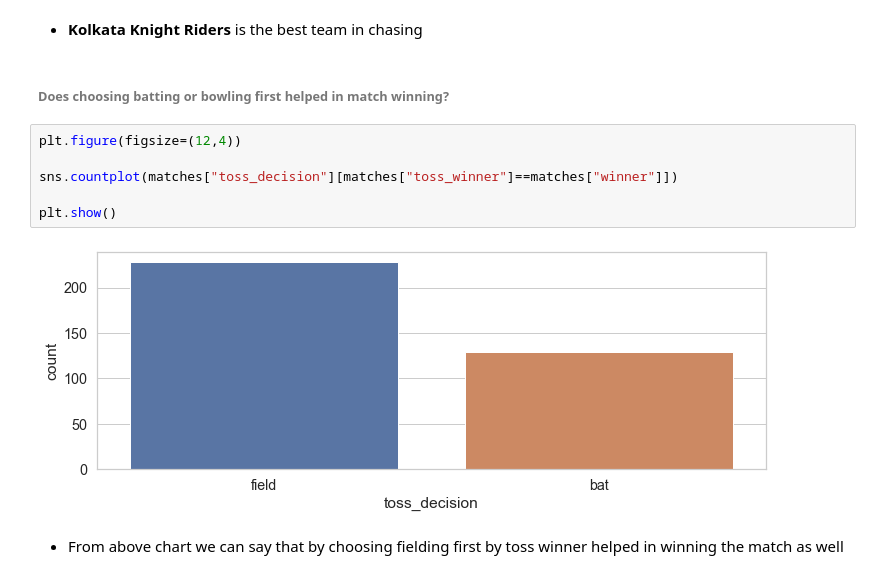
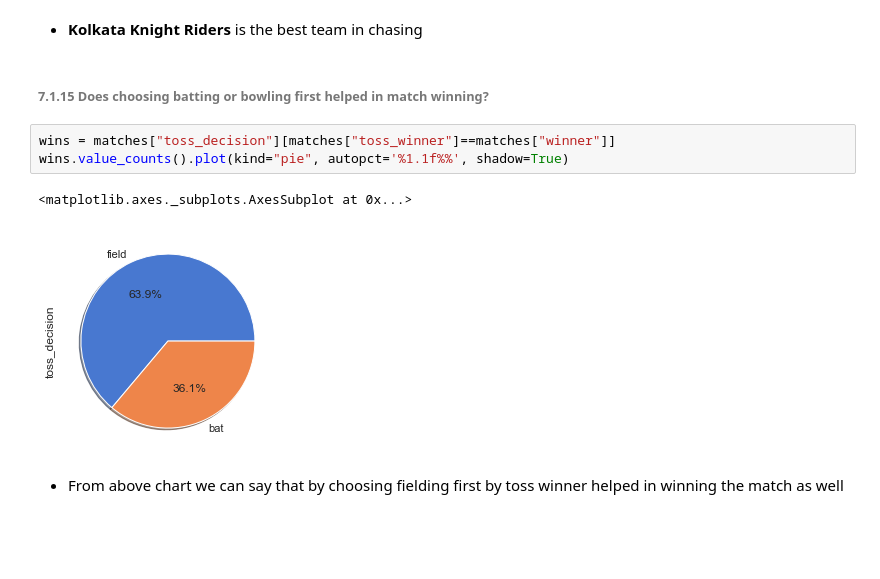
Before and after one commit to ravijagtap/datascience, a Jupyter notebook: IPL_DATA_ANALYSIS/Analysis on IPL Data.ipynb, the cells around one changed output. Drawn from its saved outputs; the diff is of its cells as text; blank space fills up the shorter version.

```diff
--- a/IPL_DATA_ANALYSIS/Analysis on IPL Data.ipynb
+++ b/IPL_DATA_ANALYSIS/Analysis on IPL Data.ipynb
@@ -812,14 +706,12 @@ dtype: object
 # %% [markdown]
 - **Kolkata Knight Riders** is the best team in chasing
 # %% [markdown]
-###### Does choosing batting or bowling first helped in match winning?
+###### 7.1.15 Does choosing batting or bowling first helped in match winning?
-# %%
-plt.figure(figsize=(12,4))
-
-sns.countplot(matches["toss_decision"][matches["toss_winner"]==matches["winner"]])
-
-plt.show()
-# %% [output]
-[figure, removed]
+# %%
+wins = matches["toss_decision"][matches["toss_winner"]==matches["winner"]]
+wins.value_counts().plot(kind="pie", autopct='%1.1f%%', shadow=True)
+# %% [output]
+<matplotlib.axes._subplots.AxesSubplot at 0x...>
+[figure, added]
 # %% [markdown]
 - From above chart we can say that by choosing fielding first by toss winner helped in winning the match as well
```
Also changed, not shown: parts of 152 cells of this notebook.
